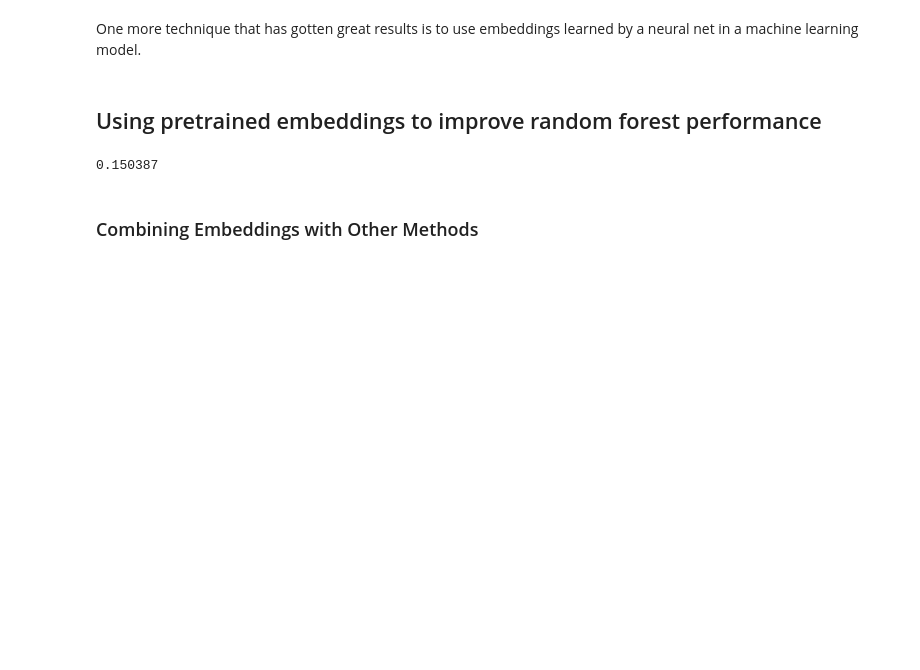
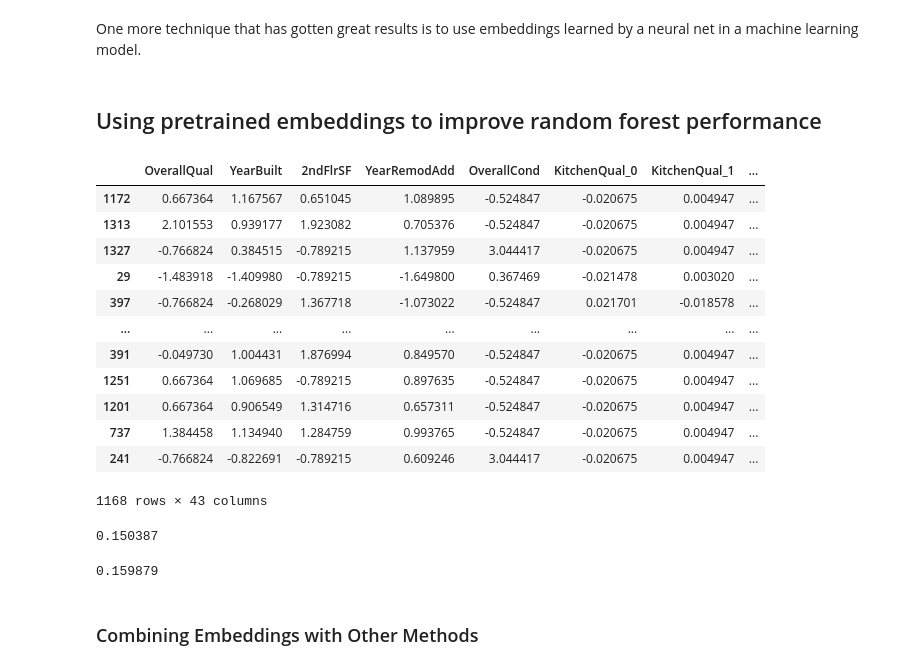
Before and after one commit to afortuny/DeepLearningFastAI, a Jupyter notebook: 10_tabular.ipynb, the cells around one changed output. Drawn from its saved outputs; the diff is of its cells as text; code cells hidden in the pictures; blank space fills up the shorter version.

Commit message:
Add categorical embeddings extractor and improve 1pp model performance

```diff
--- a/10_tabular.ipynb
+++ b/10_tabular.ipynb
@@ -1005,6 +1048,37 @@ def embed_features(learner, xs):
         xs.drop(columns=feature, inplace=True)
         xs = xs.join(new_feat)
     return xs
+# %%
+cat_features = learn.dls.cat_names
+
+def add_embeds(learn, x):
+    x = x.copy()
+    for i, cat in enumerate(cat_features):
+        emb = learn.embeds[i]
+        vec = tensor(x[cat], dtype=torch.int64) # this is on cpu
+        emb_data = emb(vec)
+        emb_names = [f'{cat}_{j}' for j in range(emb_data.shape[1])]
+
+        emb_df = pd.DataFrame(emb_data, index=x.index, columns=emb_names)
+        x = x.drop(columns=cat)
+        x = x.join(emb_df)
+    return x
+
+add_embeds(learn,to_nn.train.xs)
+# %% [output]
+|  | OverallQual | YearBuilt | 2ndFlrSF | YearRemodAdd | OverallCond | KitchenQual_0 | KitchenQual_1 | ... |
+| 1172 | 0.667364 | 1.167567 | 0.651045 | 1.089895 | -0.524847 | -0.020675 | 0.004947 | ... |
+| 1313 | 2.101553 | 0.939177 | 1.923082 | 0.705376 | -0.524847 | -0.020675 | 0.004947 | ... |
+| 1327 | -0.766824 | 0.384515 | -0.789215 | 1.137959 | 3.044417 | -0.020675 | 0.004947 | ... |
+| 29 | -1.483918 | -1.409980 | -0.789215 | -1.649800 | 0.367469 | -0.021478 | 0.003020 | ... |
+| 397 | -0.766824 | -0.268029 | 1.367718 | -1.073022 | -0.524847 | 0.021701 | -0.018578 | ... |
+| ... | ... | ... | ... | ... | ... | ... | ... | ... |
+| 391 | -0.049730 | 1.004431 | 1.876994 | 0.849570 | -0.524847 | -0.020675 | 0.004947 | ... |
+| 1251 | 0.667364 | 1.069685 | -0.789215 | 0.897635 | -0.524847 | -0.020675 | 0.004947 | ... |
+| 1201 | 0.667364 | 0.906549 | 1.314716 | 0.657311 | -0.524847 | -0.020675 | 0.004947 | ... |
+| 737 | 1.384458 | 1.134940 | 1.284759 | 0.993765 | -0.524847 | -0.020675 | 0.004947 | ... |
+| 241 | -0.766824 | -0.822691 | -0.789215 | 0.609246 | 3.044417 | -0.020675 | 0.004947 | ... |
+1168 rows × 43 columns
 # %%
 emb_xs = embed_features(learn, to_nn.train.xs)
 emb_valid_xs = embed_features(learn, to_nn.valid.xs)
@@ -1013,6 +1087,11 @@ m = rf(emb_xs , y)
 m_rmse(m, emb_valid_xs, valid_y)
 # %% [output]
 0.150387
+# %%
+m = rf(to_nn.train.xs , y)
+m_rmse(m,  to_nn.valid.xs, valid_y)
+# %% [output]
+0.159879
 # %% [markdown]
 ### Combining Embeddings with Other Methods
 # %% [markdown]
```
Also changed, not shown: parts of 4 cells of this notebook.
